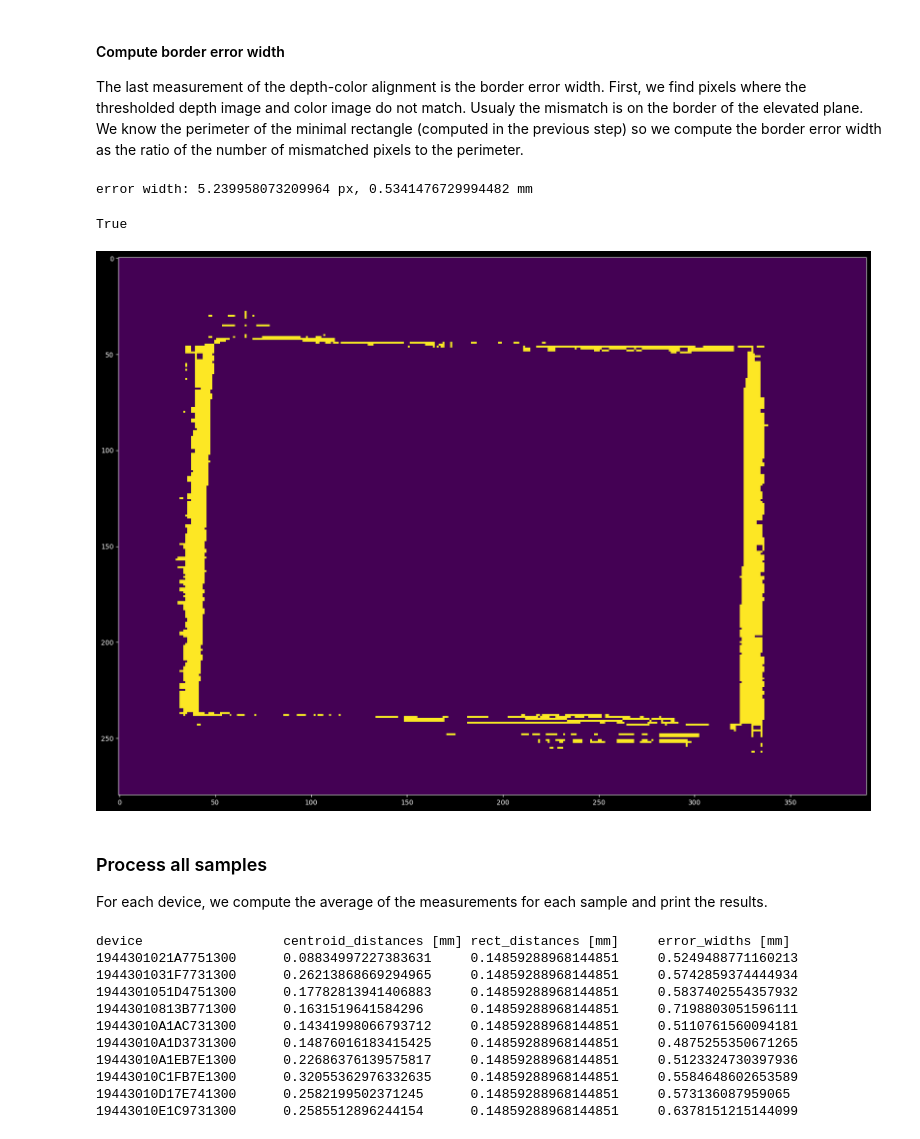
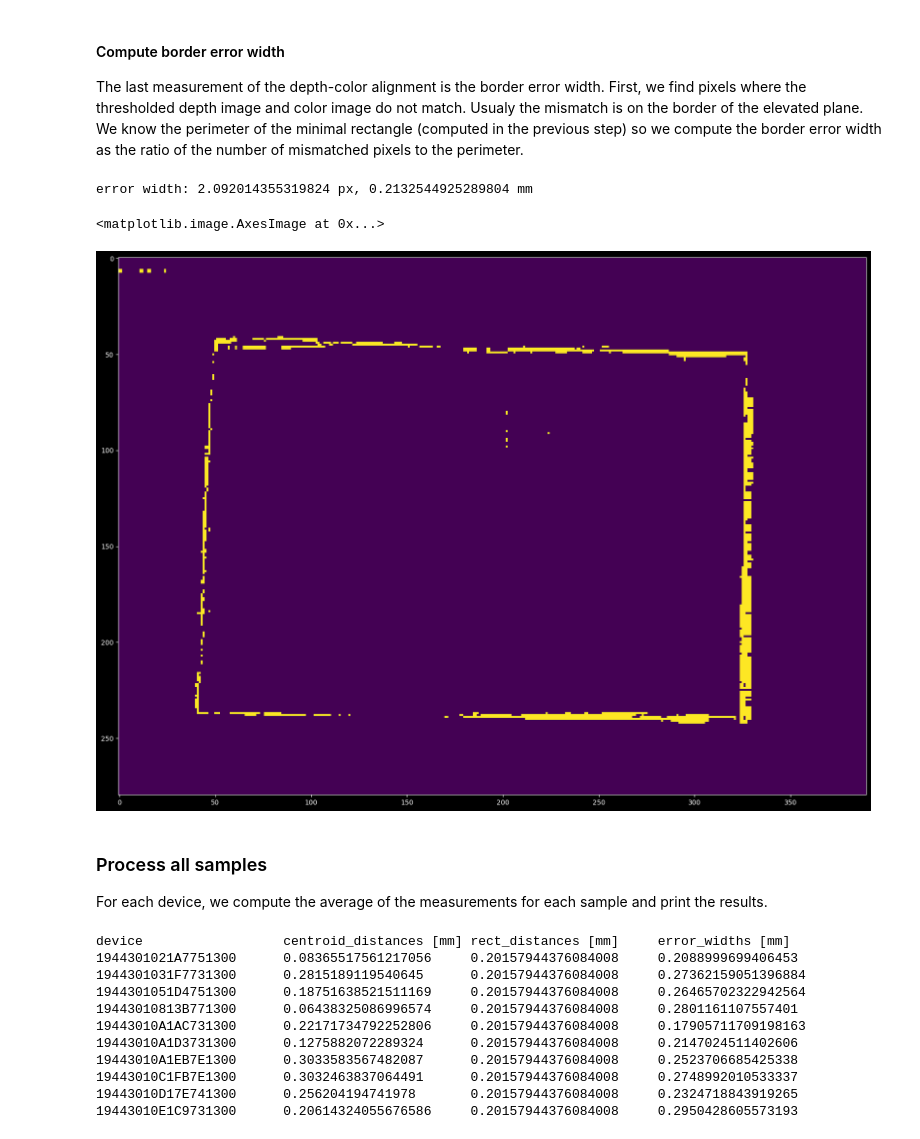
Before and after one commit to luxonis/depthai-experiments, a Jupyter notebook: depth-color-alignment-test/v2/analyse.ipynb, the cells around one changed output. Drawn from its saved outputs; the diff is of its cells as text; code cells hidden in the pictures.

Commit message:
Use the original depth threshold for the tests

```diff
--- a/depth-color-alignment-test/v2/analyse.ipynb
+++ b/depth-color-alignment-test/v2/analyse.ipynb
@@ -90,16 +90,16 @@ def depth_threshold_keep_unknown(depth_crop, image_crop):
 	return depth_masked < 600
 
 image_bin = rgb_threshold(image_crop)
-depth_bin_old = depth_threshold(depth_crop)
-depth_bin = depth_threshold_keep_unknown(depth_crop, image_crop)
+depth_bin = depth_threshold(depth_crop)
+depth_bin_keep_unknown = depth_threshold_keep_unknown(depth_crop, image_crop)
 
 plt.figure(figsize=(20, 10))
 plt.subplot(1, 3, 1)
 plt.imshow(image_bin)
 plt.subplot(1, 3, 2)
-plt.imshow(depth_bin_old)
+plt.imshow(depth_bin)
 plt.subplot(1, 3, 3)
-plt.imshow(depth_bin)
+plt.imshow(depth_bin_keep_unknown)
 # %% [output]
 <matplotlib.image.AxesImage at 0x...>
 [figure]
@@ -192,25 +192,23 @@ The last measurement of the depth-color alignment is the border error width. Fir
 # %%
 def get_border_error_width(image_bin, depth_bin):
 	xor = (image_bin ^ depth_bin)
 
 	error_area_px = np.count_nonzero(xor)
 	avg_error_width_px = error_area_px / (RECTANGLE_PERIMETER / px_to_mm)
 
 	return avg_error_width_px
 
 avg_error_width_px = get_border_error_width(image_bin, depth_bin)
 
 print(f"error width: {avg_error_width_px} px, {avg_error_width_px * px_to_mm} mm")
 
 xor = (image_bin ^ depth_bin)
 plt.figure(figsize=(20,20))
 plt.imshow(xor)
-
-cv2.imwrite("test.png", xor.astype(np.uint8)*255)
 # %% [output]
-error width: 5.239958073209964 px, 0.5341476729994482 mm
+error width: 2.092014355319824 px, 0.2132544925289804 mm
-True
+<matplotlib.image.AxesImage at 0x...>
-[figure, old version]
+[figure, new version]
 # %% [markdown]
 ### Process all samples
 
@@ -226,7 +224,7 @@ def test_sample(sample):
 
 	# threshold
 	image_bin = rgb_threshold(image_crop)
-	depth_bin = depth_threshold_keep_unknown(depth_crop, image_crop)
+	depth_bin = depth_threshold(depth_crop)
 
 	# find centroid
 	image_center = get_centroid(image_bin)
@@ -262,13 +260,13 @@ for id, device in recordings.items():
 	print(f"{id}\t{np.mean(centroid_distances)}\t{np.mean(rect_distances)}\t{np.mean(error_widths)}")
 # %% [output]
 device                  centroid_distances [mm] rect_distances [mm]     error_widths [mm]
-1944301021A7751300      0.08834997227383631     0.14859288968144851     0.5249488771160213
-1944301031F7731300      0.26213868669294965     0.14859288968144851     0.5742859374444934
-1944301051D4751300      0.17782813941406883     0.14859288968144851     0.5837402554357932
-19443010813B771300      0.1631519641584296      0.14859288968144851     0.7198803051596111
-19443010A1AC731300      0.14341998066793712     0.14859288968144851     0.5110761560094181
-19443010A1D3731300      0.14876016183415425     0.14859288968144851     0.4875255350671265
-19443010A1EB7E1300      0.22686376139575817     0.14859288968144851     0.5123324730397936
-19443010C1FB7E1300      0.32055362976332635     0.14859288968144851     0.5584648602653589
-19443010D17E741300      0.2582199502371245      0.14859288968144851     0.573136087959065
-19443010E1C9731300      0.2585512896244154      0.14859288968144851     0.6378151215144099
+1944301021A7751300      0.08365517561217056     0.20157944376084008     0.2088999699406453
+1944301031F7731300      0.2815189119540645      0.20157944376084008     0.27362159051396884
+1944301051D4751300      0.18751638521511169     0.20157944376084008     0.26465702322942564
+19443010813B771300      0.06438325086996574     0.20157944376084008     0.2801161107557401
+19443010A1AC731300      0.22171734792252806     0.20157944376084008     0.17905711709198163
+19443010A1D3731300      0.1275882072289324      0.20157944376084008     0.2147024511402606
+19443010A1EB7E1300      0.3033583567482087      0.20157944376084008     0.2523706685425338
+19443010C1FB7E1300      0.3032463837064491      0.20157944376084008     0.2748992010533337
+19443010D17E741300      0.256204194741978       0.20157944376084008     0.2324718843919265
+19443010E1C9731300      0.20614324055676586     0.20157944376084008     0.2950428605573193
```
Also changed, not shown: parts of 2 cells of this notebook.
